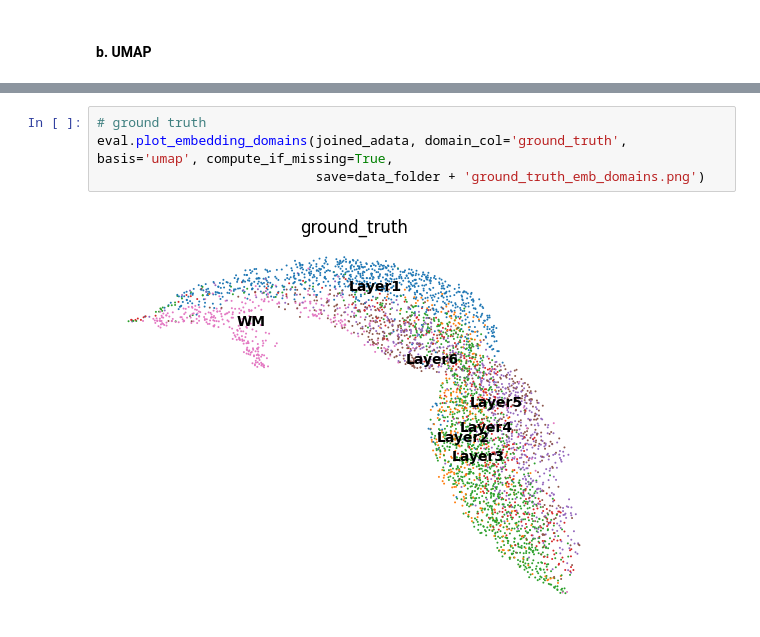
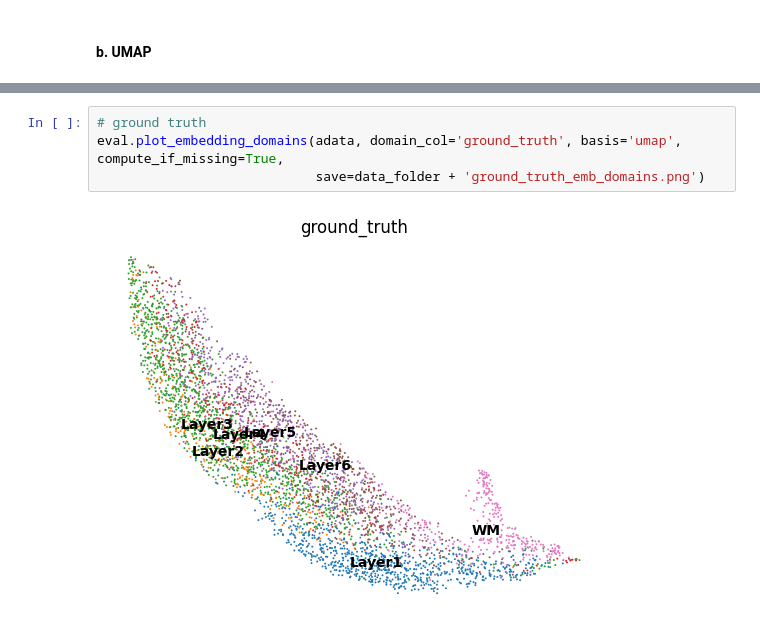
Before and after one commit to lichyyyyyy/ST_FM_Benchmark, a Jupyter notebook: evaluation_results/single_slide_domain_detection/scGPT-spatial-finetuned.ipynb, the cells around one changed output, grey strips where cells are left out. Saved outputs shown, nothing was run; the diff lists cells and outputs as text.

```diff
--- a/evaluation_results/single_slide_domain_detection/scGPT-spatial-finetuned.ipynb
+++ b/evaluation_results/single_slide_domain_detection/scGPT-spatial-finetuned.ipynb
@@ -87,6 +87,6 @@ eval.plot_embedding_domains(adata, domain_col='domain_scgpt', basis='umap', comp
 # %%
 # ground truth
-eval.plot_embedding_domains(joined_adata, domain_col='ground_truth', basis='umap', compute_if_missing=True,
+eval.plot_embedding_domains(adata, domain_col='ground_truth', basis='umap', compute_if_missing=True,
                             save=data_folder + 'ground_truth_emb_domains.png')
 # %% [output]
-[figure, old version]
+[figure, new version]
```
Also changed, not shown: parts of 5 cells of this notebook, 10 other files.
